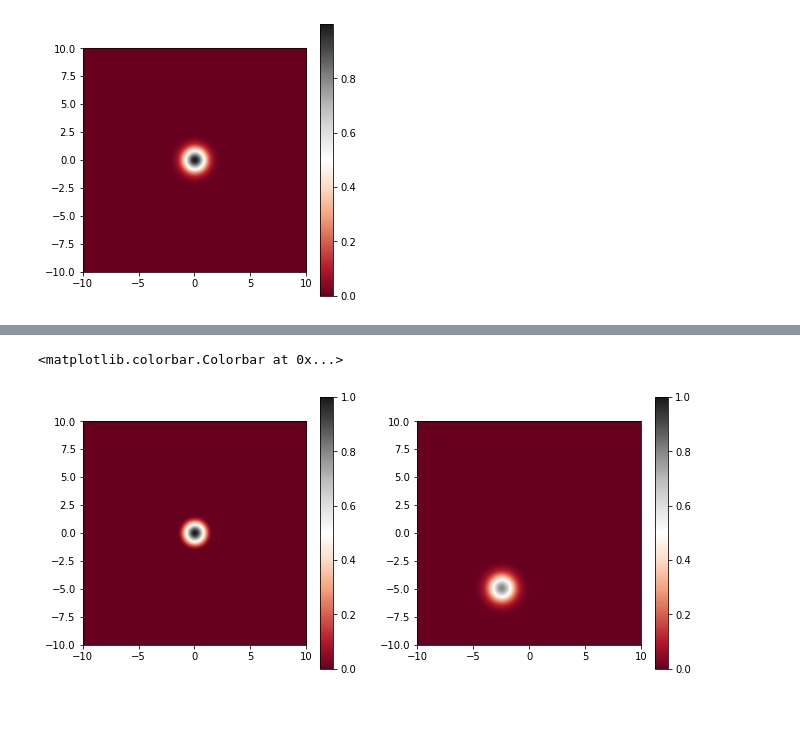
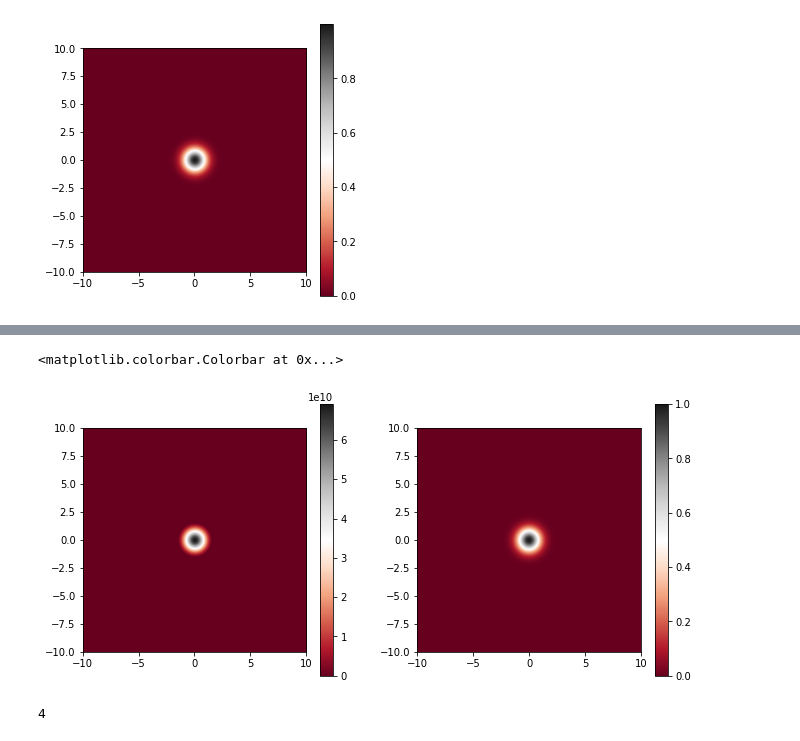
Before and after one commit to rmhsik/TFM, a Jupyter notebook: PlaneWave/POC-SplitOperatorFourier2D.ipynb, the cells around one changed output, grey strips where cells are left out. Saved outputs shown, nothing was run; the diff lists cells and outputs as text; code cells hidden in the pictures; blank space fills up the shorter version.

```diff
--- a/PlaneWave/POC-SplitOperatorFourier2D.ipynb
+++ b/PlaneWave/POC-SplitOperatorFourier2D.ipynb
@@ -12,7 +15,7 @@ def Gaussian2D(x,x0,z,z0,a,p0,q0):
 
 
 def Ev_momentum(p,q,t):
-    m = 1
+    m = 1836
     Hq = q**2/(2*m)
     Hp = p**2/(2*m)
     return np.exp(-1j*Hq*t)*np.exp(-1j*Hp*t)
@@ -26,7 +29,7 @@ grid = np.meshgrid(x,z)
 z0 = 0.0
 x0 = 0.0
 q0 = -10
-p0 = -5.0
+p0 = 6.0
 a = 1.0
 
 WavePacket = Gaussian2D(grid[0],x0,grid[1],z0,a,p0,q0)
@@ -40,15 +43,33 @@ fig.colorbar(plot)
 # %% [output]
 <matplotlib.colorbar.Colorbar at 0x...>
 [figure]
+# %%
+# %%timeit
+# FFTWavePacket = scp.fft.fft2(WavePacket)/(Nx*Nz)
+# FFTWavePacketOrdered = scp.fft.fftshift(FFTWavePacket)
+
+inputForward = pyfftw.empty_aligned((Nx, Nz), dtype='complex128')
+outputForward = pyfftw.empty_aligned((Nx, Nz), dtype='complex128')
+fft_objectForward = pyfftw.FFTW(inputForward, outputForward,axes=(0,1),threads=multiprocessing.cpu_count())
+
+inputBackward= pyfftw.empty_aligned((Nx, Nz), dtype='complex128')
+outputBackward = pyfftw.empty_aligned((Nx, Nz), dtype='complex128')
+fft_objectBackward = pyfftw.FFTW(inputBackward, outputBackward,axes=(1,0),direction='FFTW_BACKWARD',threads=multiprocessing.cpu_count())
 # %%
-# %%timeit
-FFTWavePacket = scp.fft.fft2(WavePacket)/(Nx*Nz)
-FFTWavePacketOrdered = scp.fft.fftshift(FFTWavePacket)
+%%timeit
+
+inputForward = WavePacket
+
+FFTWavePacket = fft_objectForward(inputForward);
+FFTWavePacketOrdered = scp.fft.fftshift(FFTWavePacket,axes=(0,1))
+
+
 dq = 2*np.pi/(Nz*dz);
 q = np.linspace(int(-Nz/2),int(Nz/2),Nz)*dq
 dp = 2*np.pi/(Nx*dx);
 p = np.linspace(int(-Nx/2),int(Nx/2),Nx)*dp
 
 momentum_grid = np.meshgrid(p,q)
+# FutureFFTWavePacket = Ev_momentum(momentum_grid[0],momentum_grid[1],0.7)*FFTWavePacketOrdered
 
-FutureFFTWavePacket = Ev_momentum(momentum_grid[0],momentum_grid[1],0.5)*FFTWavePacketOrdered
+FutureFFTWavePacket = MM.MatrixMult(Ev_momentum(momentum_grid[0],momentum_grid[1],0.7),FFTWavePacketOrdered,Nx)
@@ -66,22 +89,35 @@ ax.set_ylim(-20,20)
 # %%
-IFFTWavePacket = scp.fft.ifft2(FFTWavePacketOrdered)*(Nx*Nz)
-FutureIFFTWavePacket = scp.fft.ifft2(FutureFFTWavePacket)*(Nx*Nz)
+# IFFTWavePacket = scp.fft.ifft2(FFTWavePacketOrdered)*(Nx*Nz)
+# FutureIFFTWavePacket = scp.fft.ifft2(FutureFFTWavePacket)*(Nx*Nz)
 # IFFTWavePacket = scp.fft.fftshift(IFFTWavePacket)
+
+inputBackward = FFTWavePacket
+IFFTWavePacket = fft_objectBackward(inputBackward);
+# IFFTWavePacketOrdered = scp.fft.fftshift(IFFTWavePacket,axes=(0,1))
+
+inputBackward = FutureFFTWavePacket
+FutureIFFTWavePacket = fft_objectBackward(inputBackward);
+# # FutureIFFTWavePacketOrdered = scp.fft.fftshift(FutureIFFTWavePacket,axes=(0,1))
+
 
 # dx = 2*np.pi/(N*dk);
 # x = np.linspace(int(-N/2),int(N/2),N)*dx
 
 fig = plt.figure(figsize=(11,5))
 ax = fig.add_subplot(121)
 # ax.contourf(grid[0],grid[1],np.abs(IFFTWavePacket)**2,cmap='RdGy')
 ax.imshow(np.abs(IFFTWavePacket)**2,origin='lower',cmap='RdGy',extent=[x[0],x[-1],z[0],z[-1]],vmin=0.1, vmax=1.)
 fig.colorbar(plot)
 # # ax.contourf(grid[0],grid[1],np.abs(FutureIFFTWavePacket)**2)
 
 ax = fig.add_subplot(122)
 plot = ax.imshow(np.abs(FutureIFFTWavePacket)**2,origin='lower',cmap='RdGy',extent=[x[0],x[-1],z[0],z[-1]], vmin=0.0, vmax=1.)
 fig.colorbar(plot)
 # ax.imshow(np.abs(FutureIFFTWavePacket)**2,extent=[x[0],x[-1],z[0],z[-1]])
 # %% [output]
 <matplotlib.colorbar.Colorbar at 0x...>
-[figure, old version]
+[figure, new version]
+# %%
+multiprocessing.cpu_count()
+# %% [output]
+4
```
Also changed, not shown: parts of 3 cells of this notebook, 15 other files.
